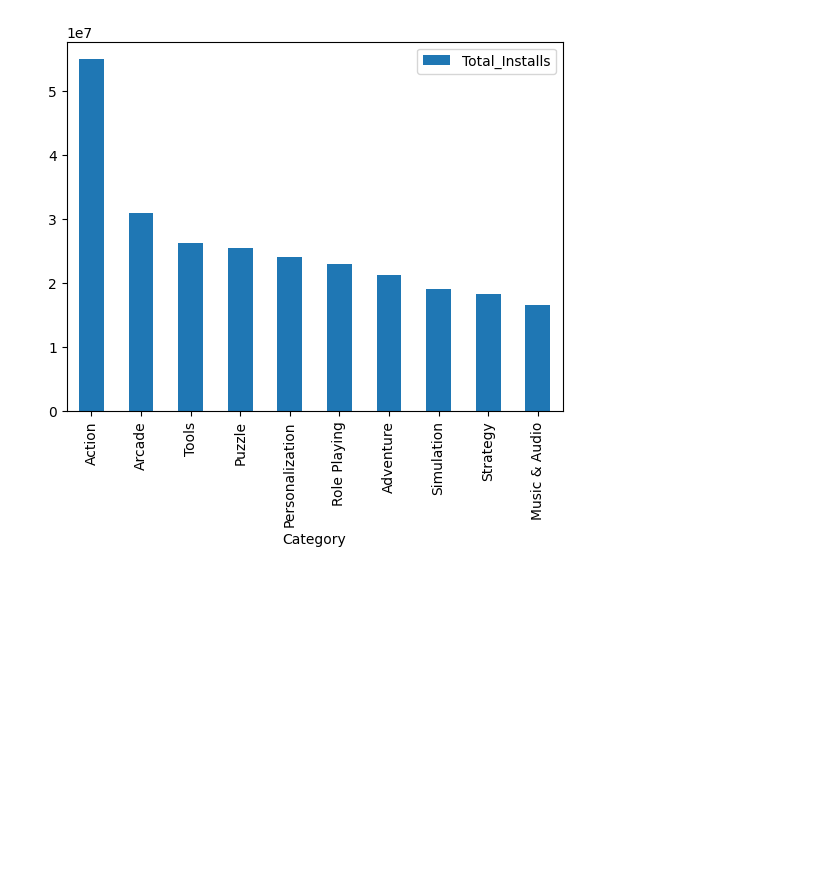
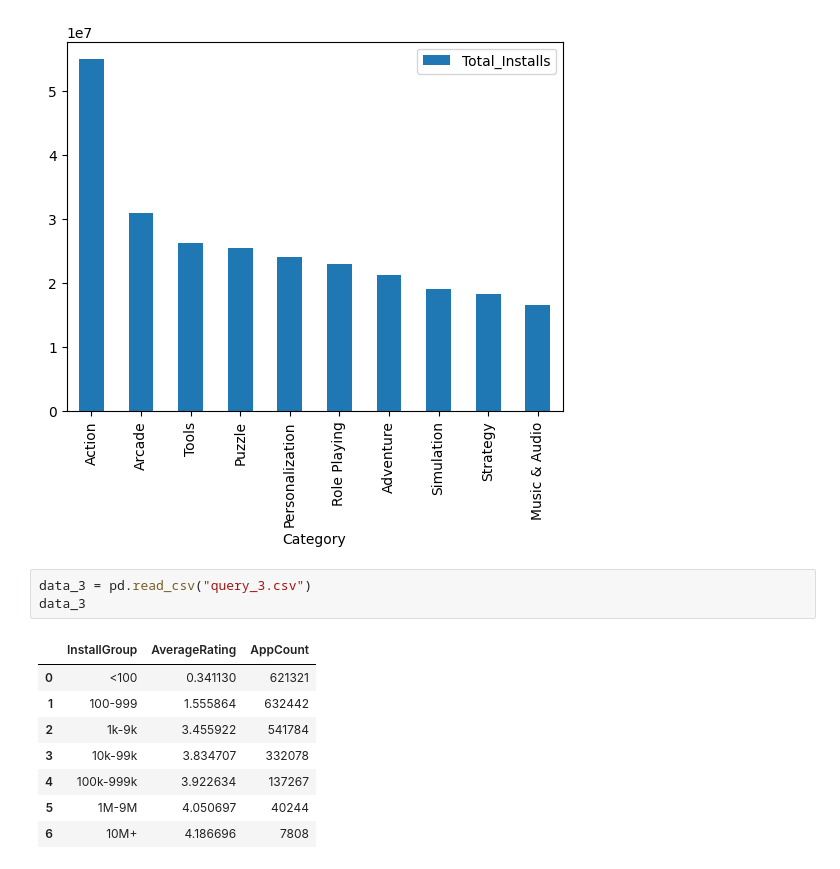
Before and after one commit to Dagt07/PlayStore-Big-Data, a Jupyter notebook: plots.ipynb, the cells around one changed output. Drawn from its saved outputs; the diff is of its cells as text; blank space fills up the shorter version.

```diff
--- a/plots.ipynb
+++ b/plots.ipynb
@@ -54,3 +54,15 @@ data_2_top.plot(kind="bar", x = "Category", y = "Total_Installs")
 # %% [output]
 <Axes: xlabel='Category'>
 [figure]
+# %%
+data_3 = pd.read_csv("query_3.csv")
+data_3
+# %% [output]
+|  | InstallGroup | AverageRating | AppCount |
+| 0 | <100 | 0.341130 | 621321 |
+| 1 | 100-999 | 1.555864 | 632442 |
+| 2 | 1k-9k | 3.455922 | 541784 |
+| 3 | 10k-99k | 3.834707 | 332078 |
+| 4 | 100k-999k | 3.922634 | 137267 |
+| 5 | 1M-9M | 4.050697 | 40244 |
+| 6 | 10M+ | 4.186696 | 7808 |
```
Also changed, not shown: parts of 1 cell of this notebook, 1 other file.
